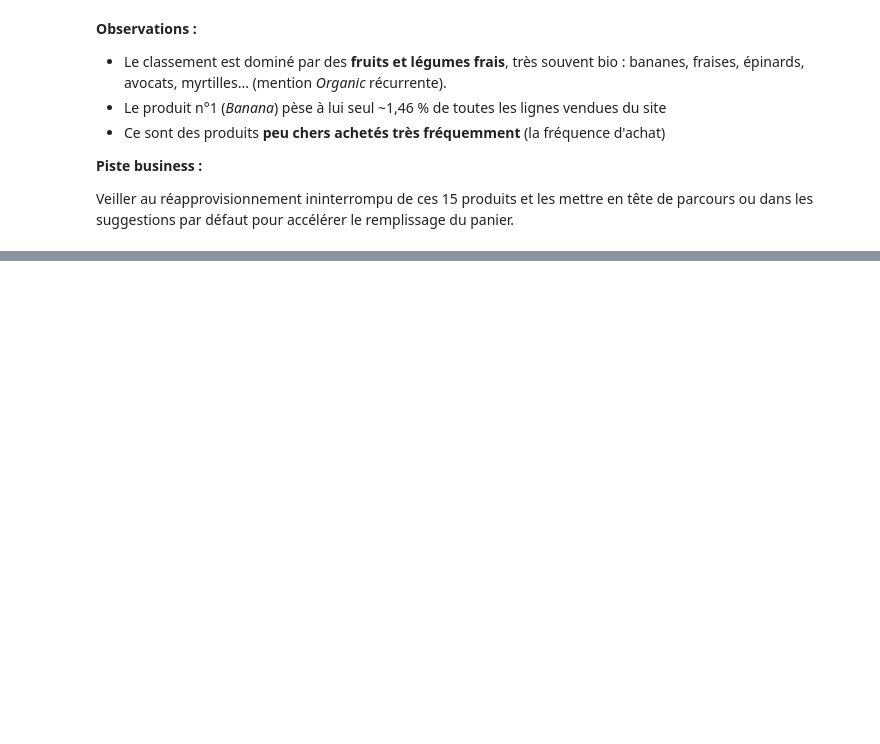
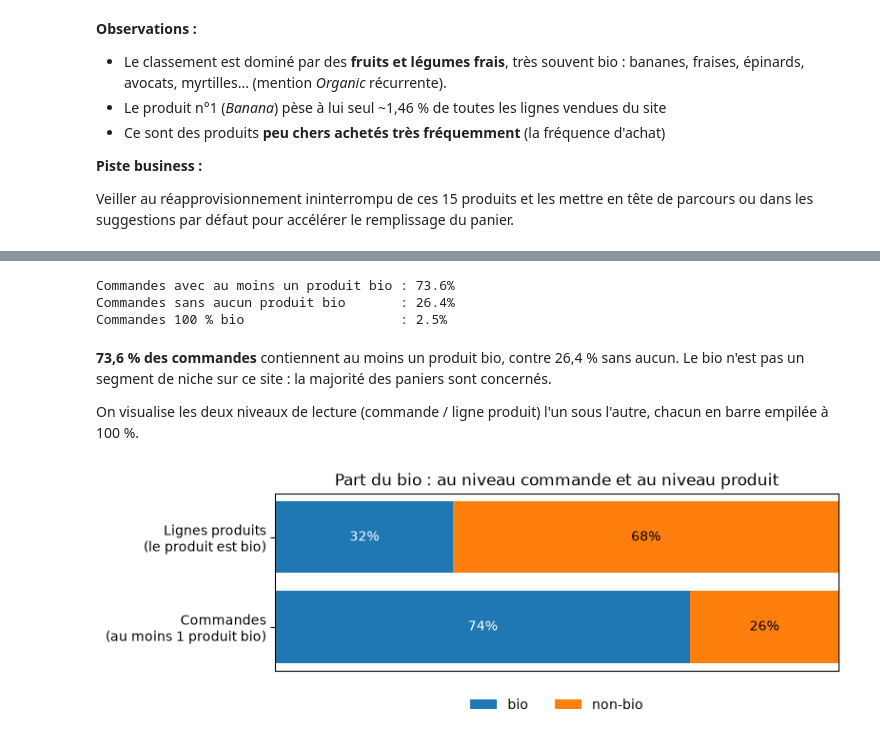
Before and after one commit to tranarivelo/joja-data-analysis, a Jupyter notebook: joja_analysis.ipynb, the cells around one changed output, grey strips where cells are left out. Drawn from its saved outputs; the diff is of its cells as text; code cells hidden in the pictures; blank space fills up the shorter version.

Commit message:
Add: analyse du ration de bio vs non-bio au niveau des produits et des commandes

```diff
--- a/joja_analysis.ipynb
+++ b/joja_analysis.ipynb
@@ -484,0 +497,6 @@ Veiller au réapprovisionnement ininterrompu de ces 15 produits et les mettre en
+# %%
+produits["bio"] = produits["product_name"].str.contains("organic", case=False, na=False)
+
+nb_bio = produits["bio"].sum()
+print(f"Produits bio : {nb_bio:,} / {len(produits):,} ({nb_bio / len(produits):.1%} du catalogue)")
+produits.loc[produits["bio"], ["product_name", "aisle", "department"]].head()
@@ -484,0 +520,6 @@ Veiller au réapprovisionnement ininterrompu de ces 15 produits et les mettre en
+# %%
+bio_ids = set(produits.loc[produits["bio"], "product_id"])
+order_products["bio"] = order_products["product_id"].isin(bio_ids)
+
+part_lignes_bio = order_products["bio"].mean()
+print(f"Lignes produits bio : {part_lignes_bio:.1%}")
@@ -484,0 +537,40 @@ Veiller au réapprovisionnement ininterrompu de ces 15 produits et les mettre en
+# %%
+agg = order_products.groupby("order_id")["bio"].agg(["any", "all"])
+
+part_commandes_bio     = agg["any"].mean()
+part_commandes_100_bio = agg["all"].mean()
+print(f"Commandes avec au moins un produit bio : {part_commandes_bio:.1%}")
+print(f"Commandes sans aucun produit bio       : {1 - part_commandes_bio:.1%}")
+print(f"Commandes 100 % bio                    : {part_commandes_100_bio:.1%}")
+# %% [output]
+Commandes avec au moins un produit bio : 73.6%
+Commandes sans aucun produit bio       : 26.4%
+Commandes 100 % bio                    : 2.5%
+# %% [markdown]
+**73,6 % des commandes** contiennent au moins un produit bio, contre 26,4 % sans
+aucun. Le bio n'est pas un segment de niche sur ce site : la majorité des paniers
+sont concernés.
+
+On visualise les deux niveaux de lecture (commande / ligne produit) l'un sous
+l'autre, chacun en barre empilée à 100 %.
+# %%
+niveaux      = ["Commandes\n(au moins 1 produit bio)", "Lignes produits\n(le produit est bio)"]
+part_bio     = [part_commandes_bio, part_lignes_bio]
+part_non_bio = [1 - p for p in part_bio]
+
+plt.figure(figsize=(8, 3))
+plt.barh(niveaux, part_bio, label="bio")
+plt.barh(niveaux, part_non_bio, left=part_bio, label="non-bio")
+
+for i, p in enumerate(part_bio):
+    plt.text(p / 2,           i, f"{p:.0%}",     va="center", ha="center", color="white")
+    plt.text(p + (1 - p) / 2, i, f"{1 - p:.0%}", va="center", ha="center")
+
+plt.xlim(0, 1)
+plt.xticks([])
+plt.title("Part du bio : au niveau commande et au niveau produit")
+plt.legend(loc="lower center", bbox_to_anchor=(0.5, -0.3), ncol=2, frameon=False)
+plt.tight_layout()
+plt.show()
+# %% [output]
+[figure, added]
```
Also changed, not shown: parts of 6 cells of this notebook.
